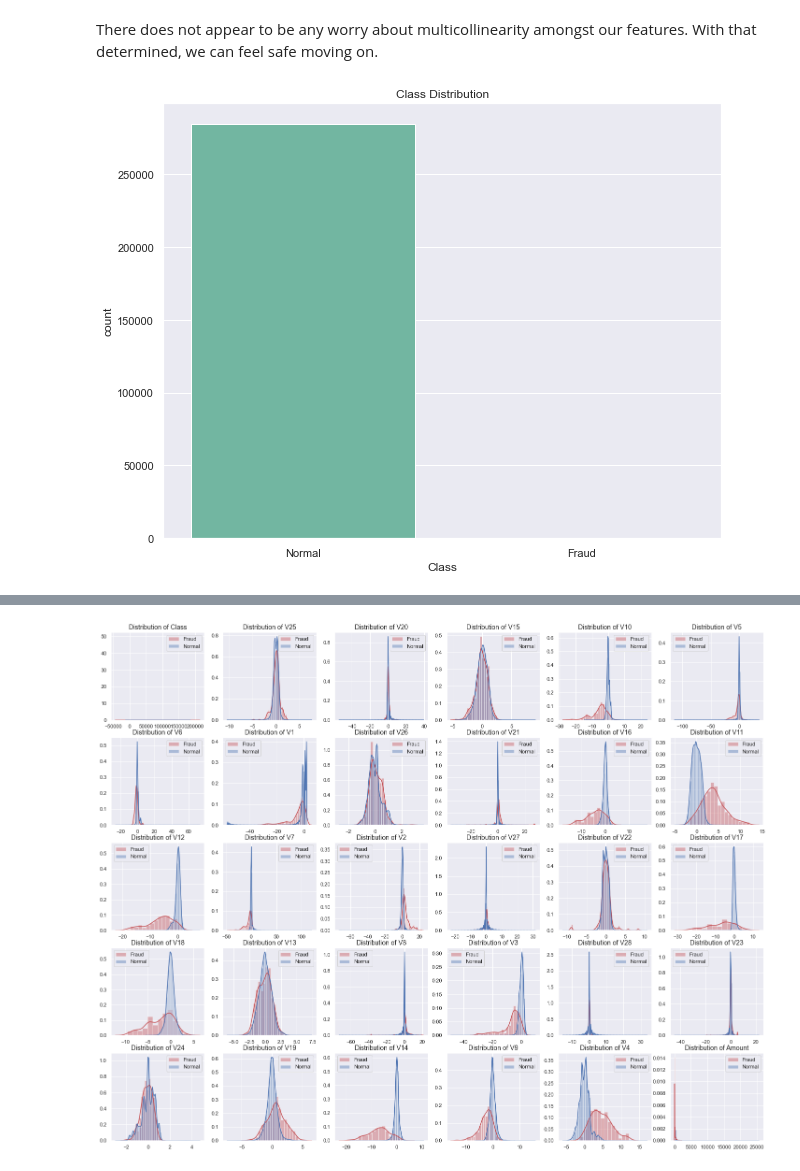
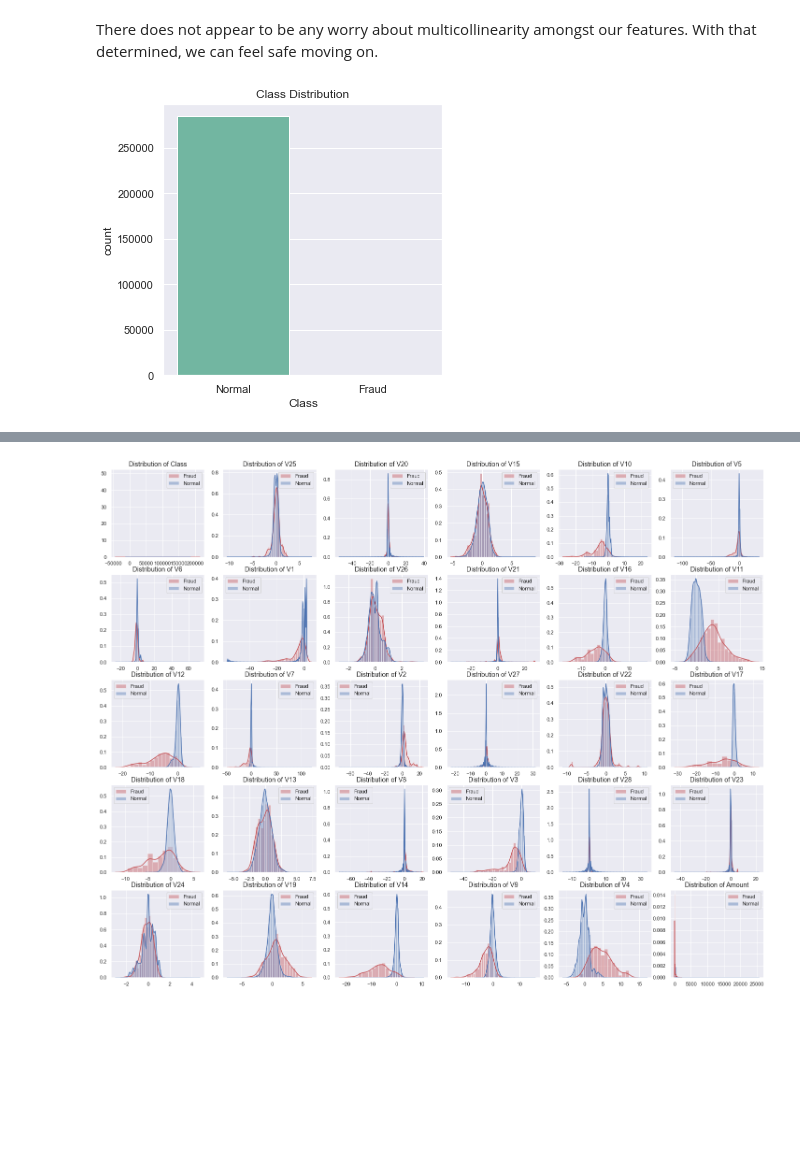
Before and after one commit to Lionslicer-Coding/mod3project, a Jupyter notebook: index.ipynb, the cells around one changed output, grey strips where cells are left out. Saved outputs shown, nothing was run; the diff lists cells and outputs as text; code cells hidden in the pictures; blank space fills up the shorter version.

```diff
--- a/index.ipynb
+++ b/index.ipynb
@@ -140,13 +140,14 @@ sns.heatmap(data=correlation_matrix, cmap='RdBu', annot=True, mask=mask)
 # %% [markdown]
 There does not appear to be any worry about multicollinearity amongst our features. With that determined, we can feel safe moving on.
 # %%
+# Observing class imbalance
 df1 = cc_df.replace({'Class': 1},{'Class':'Fraud'},regex=True)
 df1 = df1.replace({'Class': 0},{'Class':'Normal'},regex=True)
-plt.figure(figsize=(10,8))
+plt.figure(figsize=(5,5))
 ax = sns.countplot(x='Class', data= df1,palette="Set2")
 plt.title('Class Distribution')
 plt.show()
 # %% [output]
-[figure, old version]
+[figure, new version]
 # %%
 columns = list(cc_df.columns)
```
Also changed, not shown: parts of 32 cells of this notebook.
